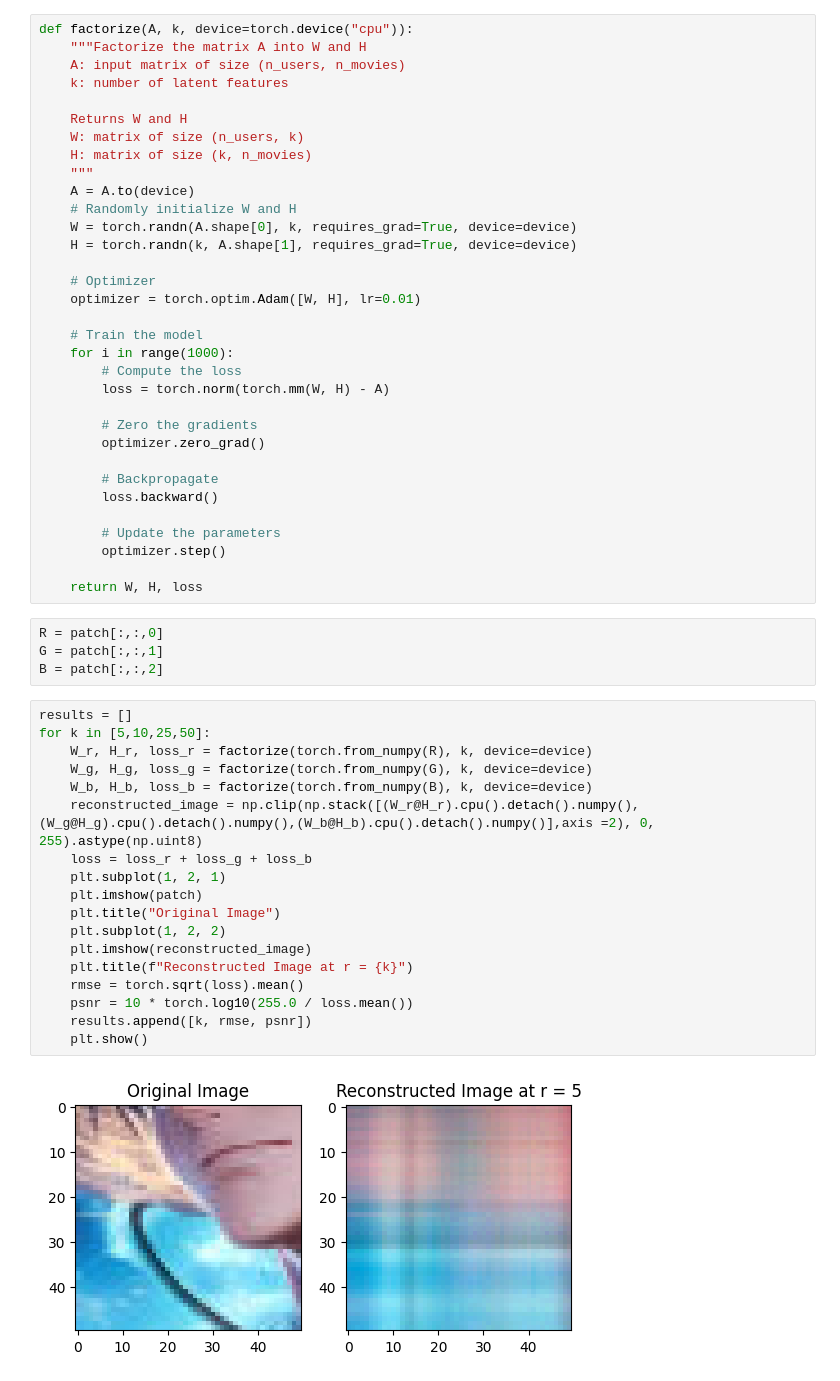
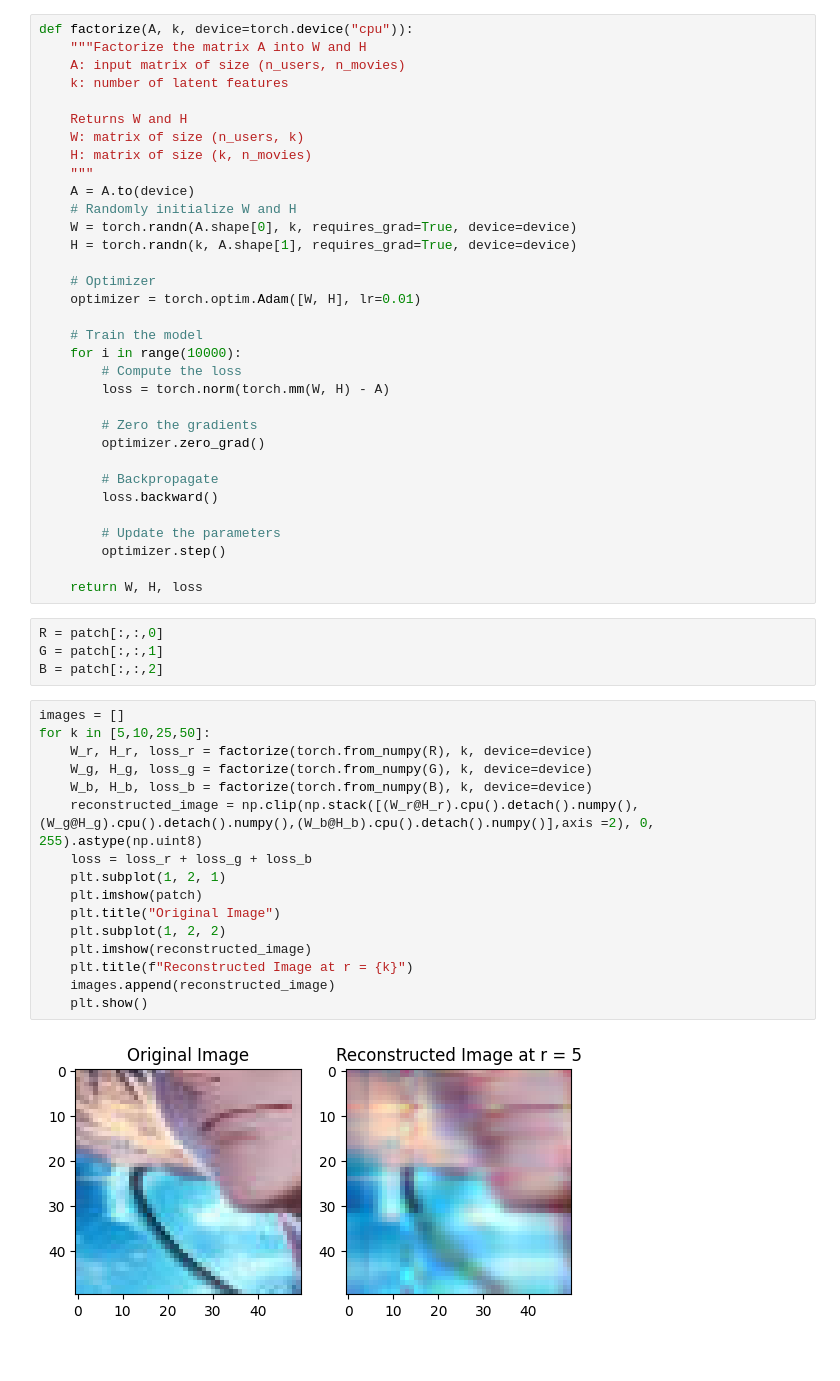
Before and after one commit to SurriyaGokul/ML_Assignment2, a Jupyter notebook: Task 5.ipynb, the cells around one changed output. Saved outputs shown, nothing was run; the diff lists cells and outputs as text.

```diff
--- a/Task 5.ipynb
+++ b/Task 5.ipynb
@@ -54,7 +54,7 @@ def factorize(A, k, device=torch.device("cpu")):
     optimizer = torch.optim.Adam([W, H], lr=0.01)
 
     # Train the model
-    for i in range(1000):
+    for i in range(10000):
         # Compute the loss
         loss = torch.norm(torch.mm(W, H) - A)
 
@@ -73,22 +73,20 @@ R = patch[:,:,0]
 G = patch[:,:,1]
 B = patch[:,:,2]
 # %%
-results = []
+images = []
 for k in [5,10,25,50]:
     W_r, H_r, loss_r = factorize(torch.from_numpy(R), k, device=device)
     W_g, H_g, loss_g = factorize(torch.from_numpy(G), k, device=device)
     W_b, H_b, loss_b = factorize(torch.from_numpy(B), k, device=device)
     reconstructed_image = np.clip(np.stack([(W_r@H_r).cpu().detach().numpy(),(W_g@H_g).cpu().detach().numpy(),(W_b@H_b).cpu().detach().numpy()],axis =2), 0, 255).astype(np.uint8)
     loss = loss_r + loss_g + loss_b
     plt.subplot(1, 2, 1)
     plt.imshow(patch)
     plt.title("Original Image")
     plt.subplot(1, 2, 2)
     plt.imshow(reconstructed_image)
     plt.title(f"Reconstructed Image at r = {k}")
-    rmse = torch.sqrt(loss).mean()
-    psnr = 10 * torch.log10(255.0 / loss.mean())
-    results.append([k, rmse, psnr])
+    images.append(reconstructed_image)
     plt.show()
 # %% [output]
-[figure, old version]
+[figure, new version]
```
Also changed, not shown: parts of 2 cells of this notebook.
